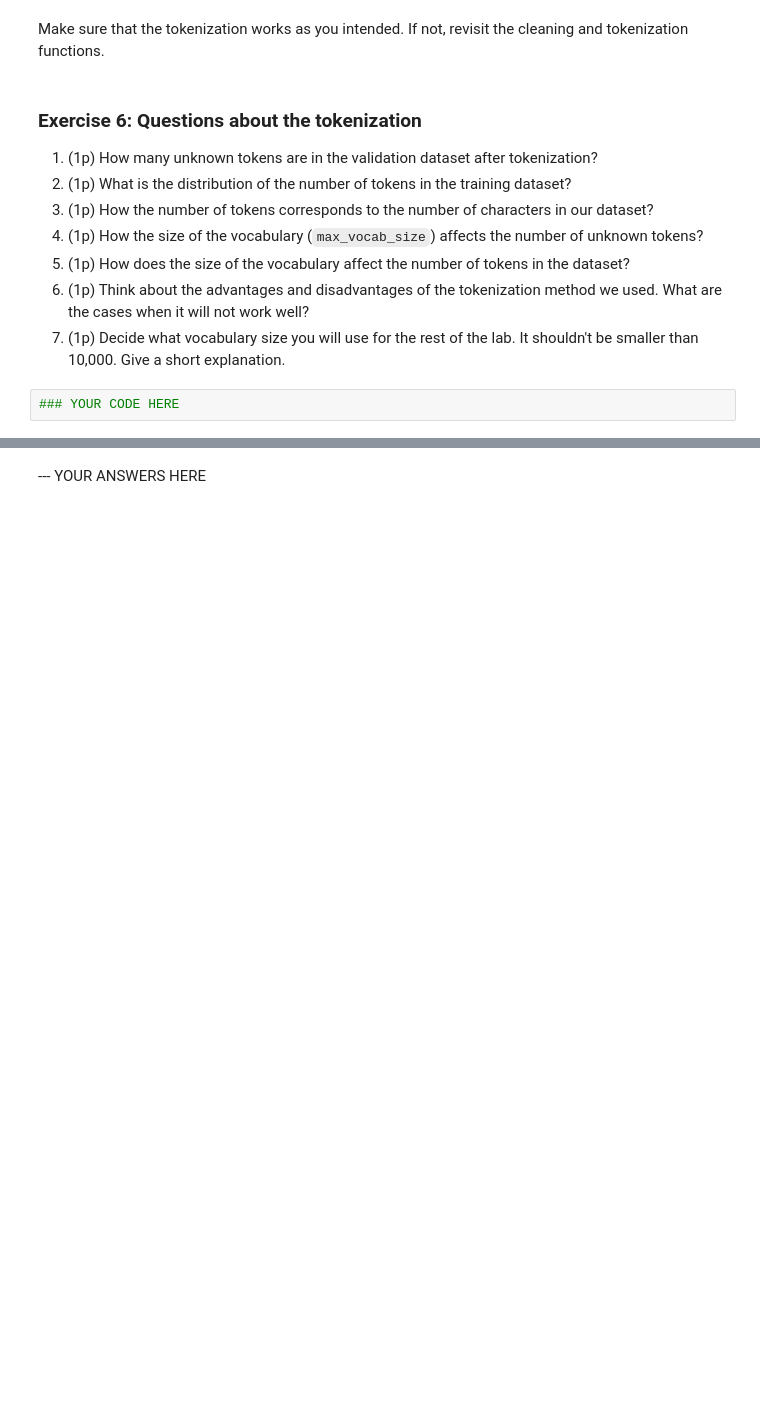
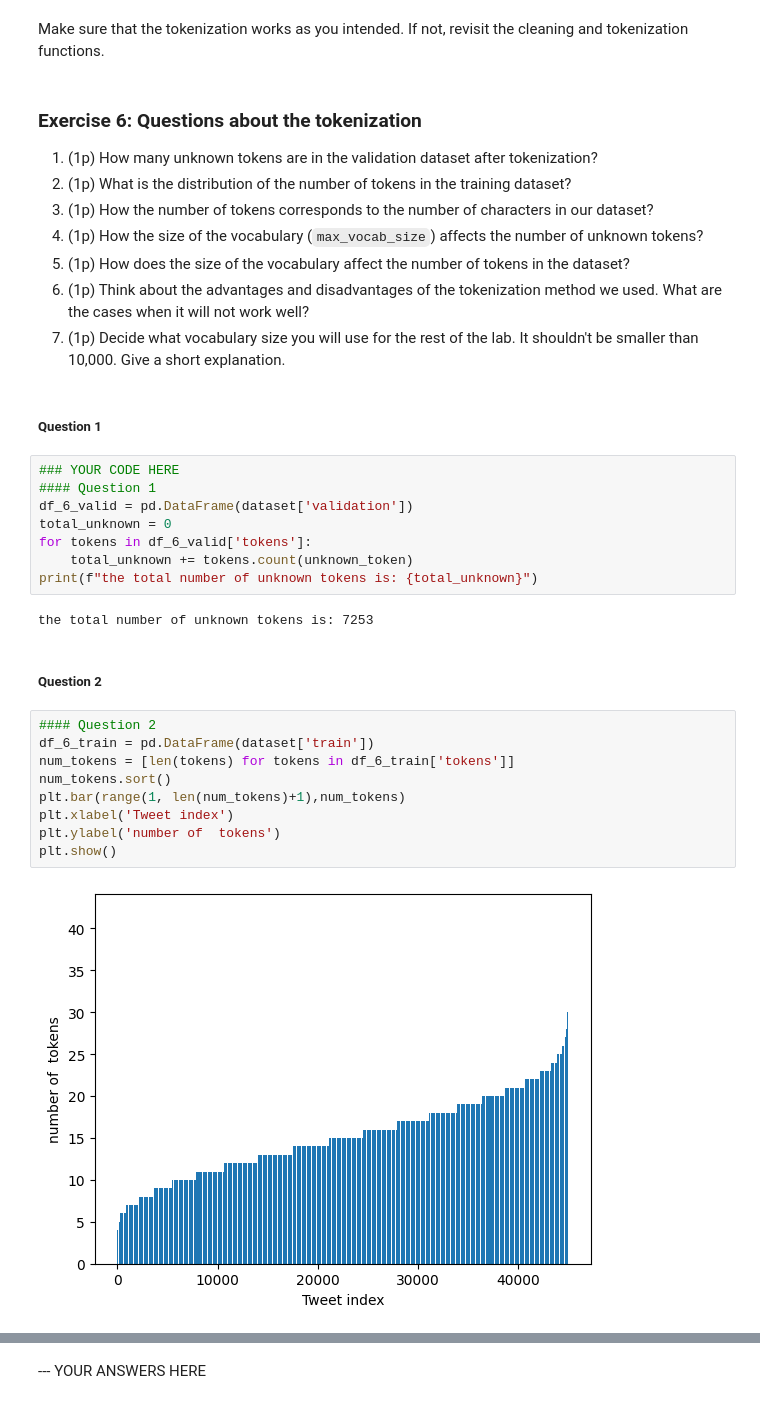
Before and after one commit to OmericoN/NLP_Labs1_Group18, a Jupyter notebook: Lab_1_Omer.ipynb, the cells around one changed output, grey strips where cells are left out. Drawn from its saved outputs; the diff is of its cells as text; blank space fills up the shorter version.

```diff
--- a/Lab_1_Omer.ipynb
+++ b/Lab_1_Omer.ipynb
@@ -697,5 +697,28 @@ Make sure that the tokenization works as you intended. If not, revisit the clean
 5. (1p) How does the size of the vocabulary affect the number of tokens in the dataset?
 6. (1p) Think about the advantages and disadvantages of the tokenization method we used. What are the cases when it will not work well?
 7. (1p) Decide what vocabulary size you will use for the rest of the lab. It shouldn't be smaller than 10,000. Give a short explanation.
-# %%
-### YOUR CODE HERE
+# %% [markdown]
+##### Question 1
+# %%
+### YOUR CODE HERE
+#### Question 1
+df_6_valid = pd.DataFrame(dataset['validation'])
+total_unknown = 0
+for tokens in df_6_valid['tokens']:
+    total_unknown += tokens.count(unknown_token)
+print(f"the total number of unknown tokens is: {total_unknown}")
+# %% [output]
+the total number of unknown tokens is: 7253
+# %% [markdown]
+##### Question 2
+# %%
+#### Question 2
+df_6_train = pd.DataFrame(dataset['train'])
+num_tokens = [len(tokens) for tokens in df_6_train['tokens']]
+num_tokens.sort()
+plt.bar(range(1, len(num_tokens)+1),num_tokens)
+plt.xlabel('Tweet index')
+plt.ylabel('number of  tokens')
+plt.show()
+# %% [output]
+[figure, added]
```
Also changed, not shown: parts of 9 cells of this notebook.
